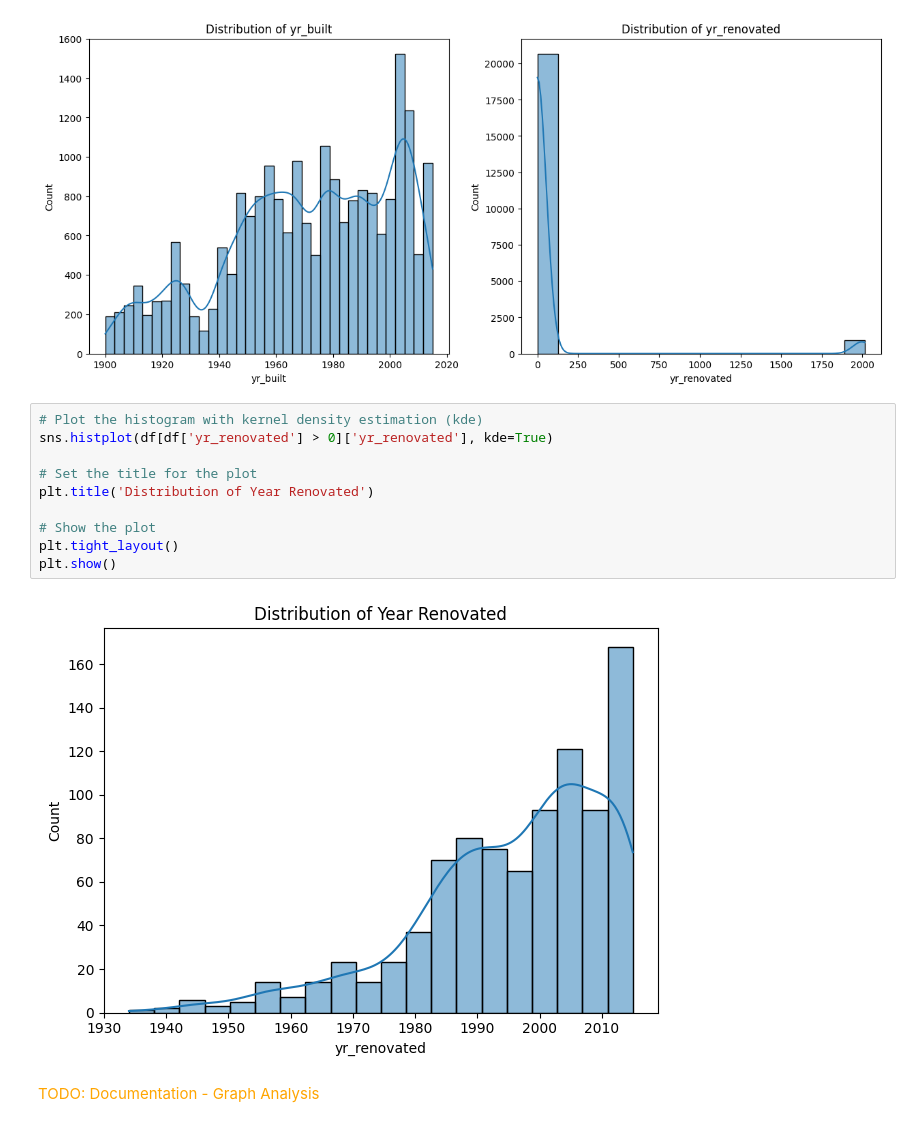
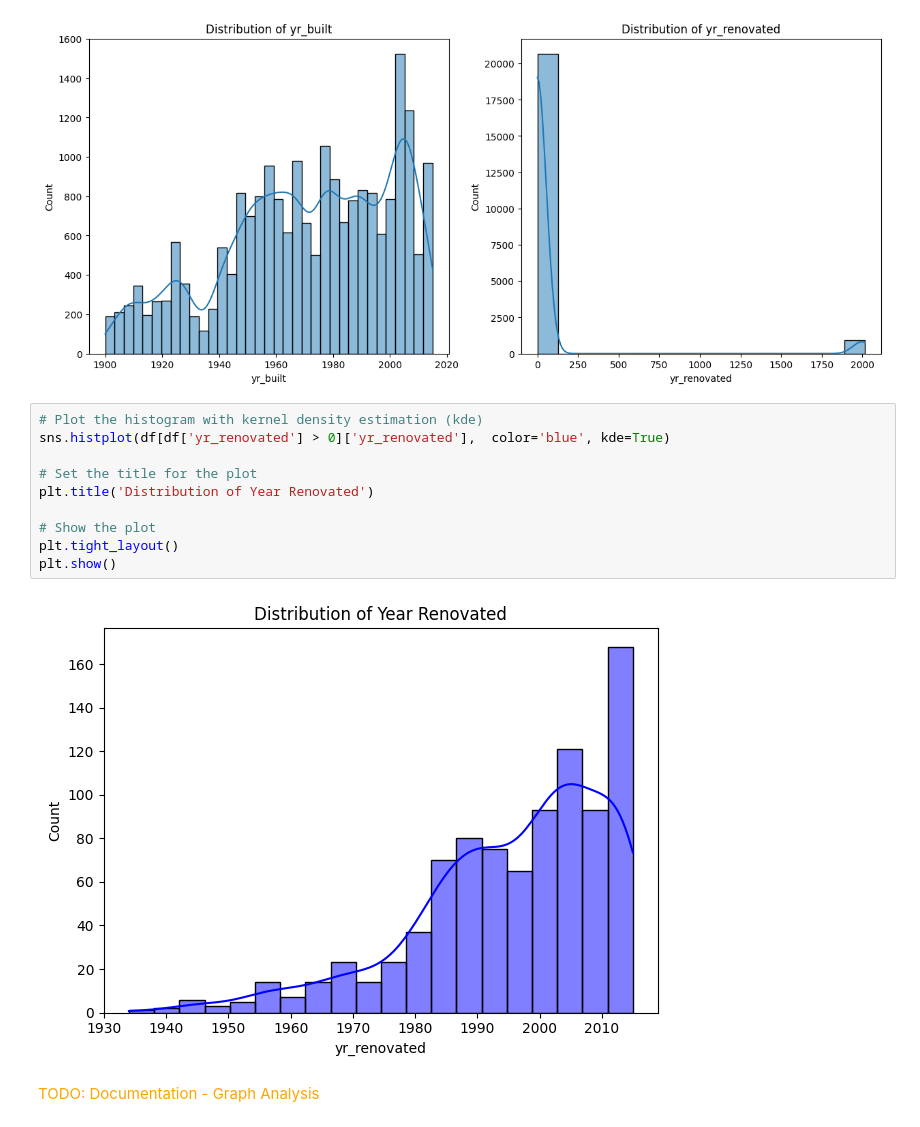
Before and after one commit to alexmakh12/fall23-cs577-project, a Jupyter notebook: src/models/main.ipynb, the cells around one changed output. Drawn from its saved outputs; the diff is of its cells as text.

```diff
--- a/src/models/main.ipynb
+++ b/src/models/main.ipynb
@@ -444,16 +486,16 @@ for i, age_feature in enumerate(age_features, 1):
 [figure]
 # %%
 # Plot the histogram with kernel density estimation (kde)
-sns.histplot(df[df['yr_renovated'] > 0]['yr_renovated'], kde=True)
+sns.histplot(df[df['yr_renovated'] > 0]['yr_renovated'],  color='blue', kde=True)
 
 # Set the title for the plot
 plt.title('Distribution of Year Renovated')
 
 # Show the plot
 plt.tight_layout()
 plt.show()
 # %% [output]
-[figure, old version]
+[figure, new version]
 # %% [markdown]
 <span style="color: Orange;">TODO: Documentation - Graph Analysis</span>
 # %%
```
Also changed, not shown: parts of 26 cells of this notebook.
